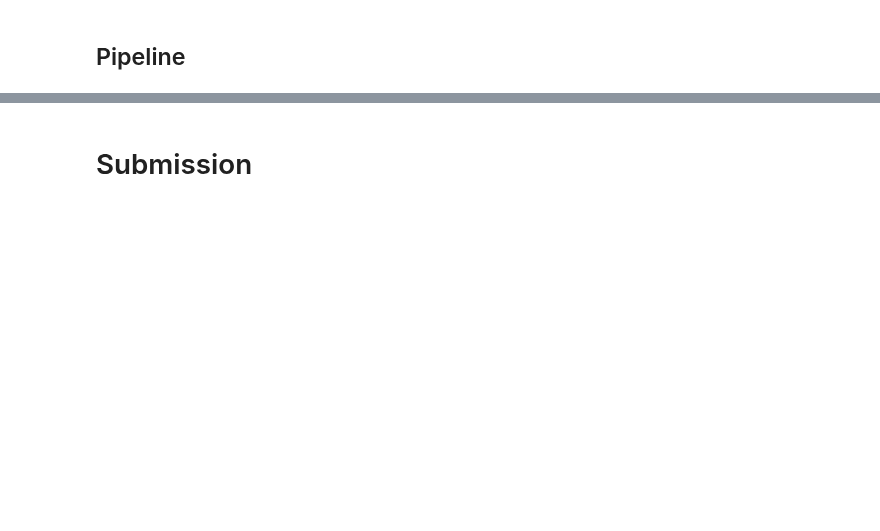
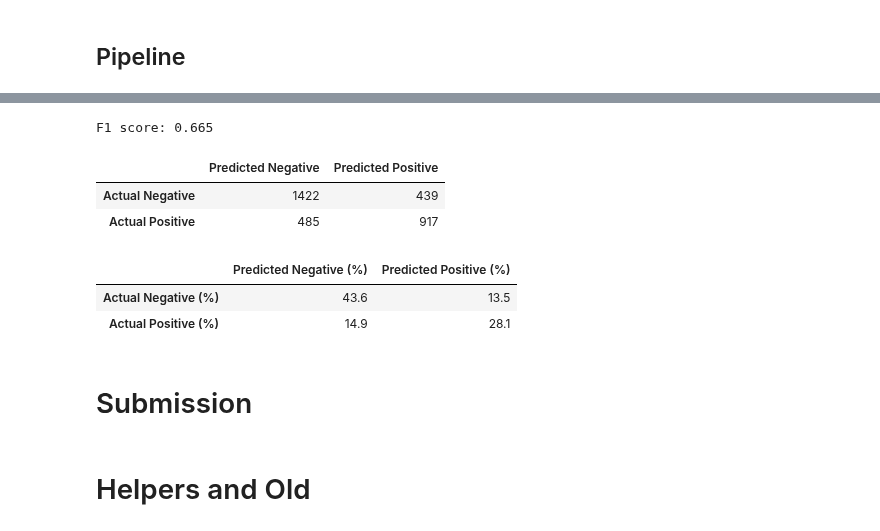
Before and after one commit to jamesdeluk/data-projects, a Jupyter notebook: Projects/nlp-with-disaster-tweets/disaster-tweets-nlp.ipynb, the cells around one changed output, grey strips where cells are left out. Cells and saved outputs as stored; diff of their text form; code cells hidden in the pictures; blank space fills up the shorter version.

```diff
--- a/Projects/nlp-with-disaster-tweets/disaster-tweets-nlp.ipynb
+++ b/Projects/nlp-with-disaster-tweets/disaster-tweets-nlp.ipynb
@@ -437,17 +919,0 @@ cv_scores.append(('Select K Best',cross_val_f1))
-# %%
-rfecv = RFECV(estimator=lr, step=10, cv=5, scoring='f1')
-rfecv.fit(X_train_scaled, y_train)
-
-plt.figure(figsize=(6,3))
-plt.xlabel("Number of features selected")
-plt.ylabel("Number of correct classifications)")
-plt.plot(rfecv.cv_results_['n_features'], rfecv.cv_results_['mean_test_score'])
-plt.show()
-
-print("Optimal number of features:", rfecv.n_features_)
-# rfecv_features = rfecv.support_
-# print("Selected features:", rfecv_features)
-# print("Selected features:", X_train.columns[rfecv_features])
-# # print("Feature rankings:", rfecv.ranking_)
-
-X_train_scaled = rfecv.transform(X_train_scaled)
@@ -514,0 +969,4 @@ pd.DataFrame(cv_scores, columns=['stage', 'f1']).round(4)
+# %%
+df_test = pd.read_csv('test_X.csv')
+y_test = pd.read_csv('test_y.csv')
+y_true = df_test.set_index('id').join((y_test['choose_one']=='Relevant').astype(int))['choose_one']
@@ -515,2 +1009,25 @@ pd.DataFrame(cv_scores, columns=['stage', 'f1']).round(4)
+# %%
+# X_test = df_test.drop(columns=features_to_drop)
+X_test = df_test[features_to_keep]
+X_test = scaler.transform(X_test)
+X_test = selector_kb.transform(X_test)
+# X_test = selector_vt.transform(X_test)
+X_test = rfecv.transform(X_test)
+# %%
+lr.fit(X_train, y_train)
+y_pred = lr.predict(X_test)
+# %%
+print(f'F1 score: {f1_score(y_true, y_pred).round(4)}')
+cm = confusion_matrix(y_true, y_pred)
+display(pd.DataFrame(cm,index=['Actual Negative', 'Actual Positive'],columns=['Predicted Negative', 'Predicted Positive']))
+display(pd.DataFrame((cm/cm.sum()*100).round(1),index=['Actual Negative (%)', 'Actual Positive (%)'],columns=['Predicted Negative (%)', 'Predicted Positive (%)']))
+# %% [output]
+F1 score: 0.665
+|  | Predicted Negative | Predicted Positive |
+| Actual Negative | 1422 | 439 |
+| Actual Positive | 485 | 917 |
+|  | Predicted Negative (%) | Predicted Positive (%) |
+| Actual Negative (%) | 43.6 | 13.5 |
+| Actual Positive (%) | 14.9 | 28.1 |
 # %% [markdown]
 # Submission
@@ -519,0 +1039,2 @@ pd.DataFrame(cv_scores, columns=['stage', 'f1']).round(4)
+# %% [markdown]
+# Helpers and Old
```
Also changed, not shown: parts of 91 cells of this notebook.
